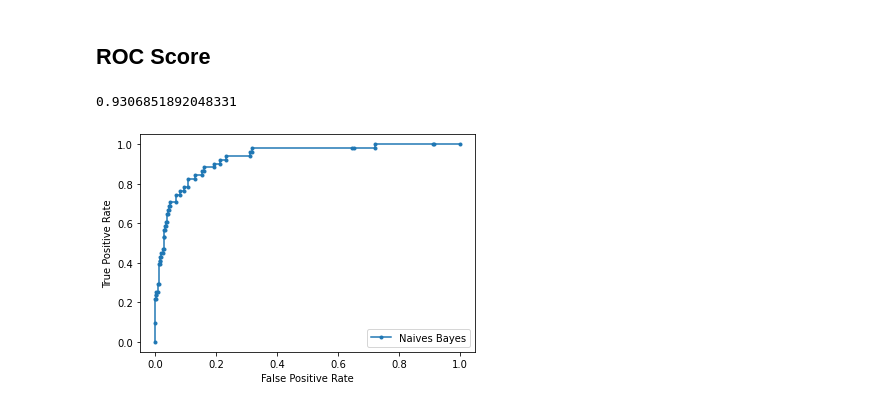
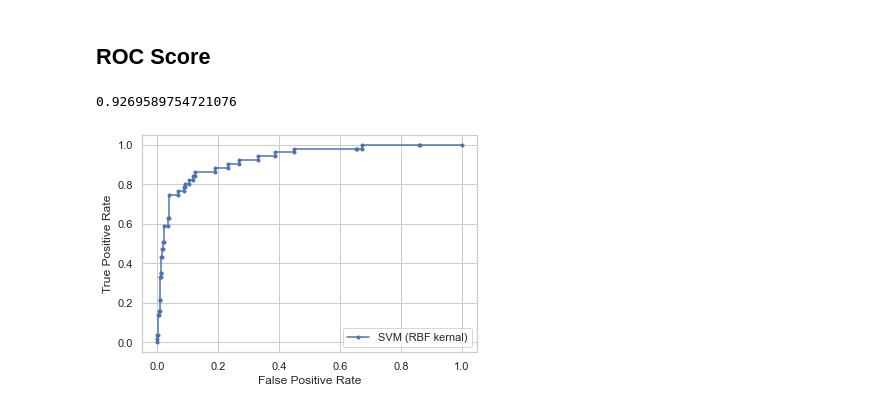
Before and after one commit to CJianYu98/Covid-19-Singapore-Analysis, a Jupyter notebook: Data Preparation/Thoughtful Comments Model/thoughtful_comment_model.ipynb, the cells around one changed output. Drawn from its saved outputs; the diff is of its cells as text; code cells hidden in the pictures.

```diff
--- a/Data Preparation/Thoughtful Comments Model/thoughtful_comment_model.ipynb
+++ b/Data Preparation/Thoughtful Comments Model/thoughtful_comment_model.ipynb
@@ -97,0 +221,5 @@ df_final.to_csv(f'{path_parent}/Data/Thoughtful Comments/thoughtful_comments_fin
+# %%
+sns.set_theme(style='whitegrid')
+fig, ax = plt.subplots()
+fig.set_size_inches(10, 8)
+sns.boxplot(data=df, y='Num Discourse Relations', x='Thoughtful?', ax=ax, showfliers=False).set_title('Boxplot of Number of Discourse Relations (without outliers)', fontsize=20)
@@ -97,0 +231,5 @@ df_final.to_csv(f'{path_parent}/Data/Thoughtful Comments/thoughtful_comments_fin
+# %%
+sns.set_theme(style='whitegrid')
+fig, ax = plt.subplots()
+fig.set_size_inches(10, 8)
+sns.boxplot(data=df, y='Relevance score', x='Thoughtful?', ax=ax).set_title('Boxplot of Relevance Score (with outliers)', fontsize=20)
@@ -97,0 +239,5 @@ df_final.to_csv(f'{path_parent}/Data/Thoughtful Comments/thoughtful_comments_fin
+# %%
+sns.set_theme(style='whitegrid')
+fig, ax = plt.subplots()
+fig.set_size_inches(10, 8)
+sns.boxplot(data=df, y='Relevance score', x='Thoughtful?', ax=ax, showfliers=False).set_title('Boxplot of Relevance Score (without outliers)', fontsize=20)
@@ -699,4 +933,14 @@ scores_df = pd.DataFrame(scores)
 # %%
+path_parent = os.path.dirname(os.path.dirname(os.getcwd()))
+
+df = pd.read_csv(f'{path_parent}/Data/Thoughtful Comments/thoughtful_comments_final.csv')
+
+df_thoughtful = df[df['Thoughtful?'] == 1]
+df_unthoughtful = df[df['Thoughtful?'] == 0]
+
+df_thoughtful_upsampled = resample(df_thoughtful, replace=True, n_samples=900, random_state=170) #n_samples =1000
+df_upsampled = pd.concat([df_unthoughtful, df_thoughtful_upsampled])
+
 X = ['Length Category', 'Average Loglikelihood', 'Num Verbs', 'Num Discourse Relations', 'Relevance score']
 y = ['Thoughtful?']
 
@@ -705,7 +949,7 @@ y_train = df_upsampled[y]
 X_test = df_validation[X]
 y_test = df_validation[y]
 # model1 = GaussianNB().fit(X_train, y_train.values.ravel())
-model1 = svm.SVC(kernel='rbf').fit(X_train, y_train.values.ravel())
+model1 = svm.SVC(kernel='rbf', probability=True).fit(X_train, y_train.values.ravel())
 predictions = model1.predict(X_test)
 
 acc = accuracy_score(y_test,predictions)
@@ -736,16 +980,16 @@ prob_upsampled = model1.predict_proba(X_test)
 prob_upsampled = [p[1] for p in prob_upsampled]
 print(roc_auc_score(y_test, prob_upsampled))
 # %% [output]
-0.9306851892048331
+0.9269589754721076
 # %%
 lr_fpr, lr_tpr, _ = roc_curve(y_test, prob_upsampled)
-plt.plot(lr_fpr, lr_tpr, marker='.', label='Naives Bayes')
+plt.plot(lr_fpr, lr_tpr, marker='.', label='SVM (RBF kernal)')
 plt.xlabel('False Positive Rate')
 plt.ylabel('True Positive Rate')
 plt.legend()
 plt.show()
 # %% [output]
-[figure, old version]
+[figure, new version]
 # %%
 validation_data['Prediction_upsampling'] = predictions
 validation_data.to_csv(f'{path_parent}/Data/Thoughtful Comments/validation_comments_prediction.csv')
```
Also changed, not shown: parts of 39 cells of this notebook, 3 other files.
